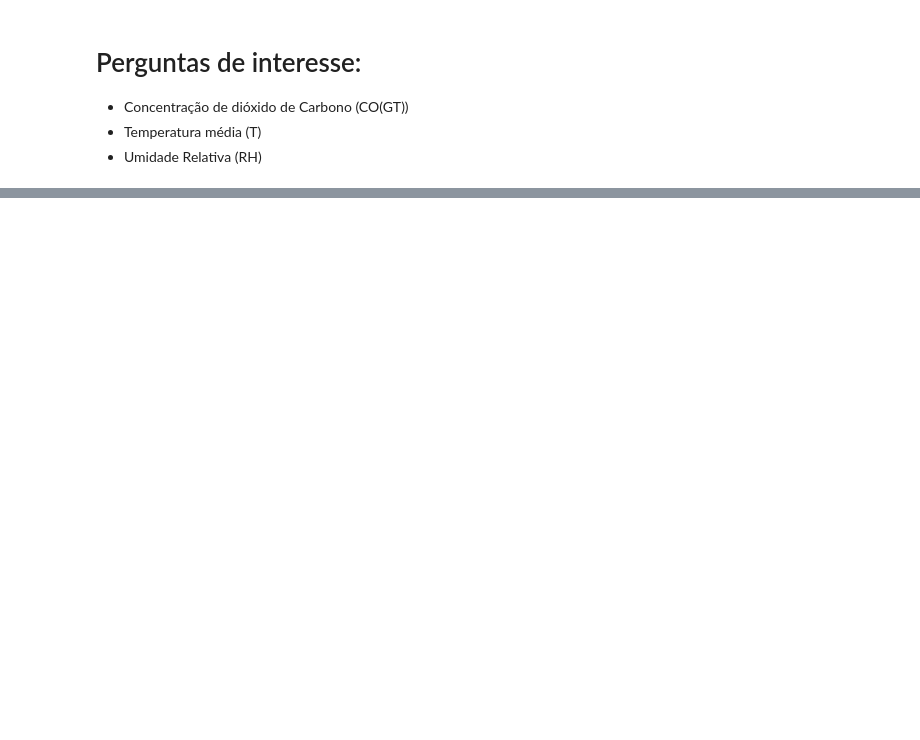
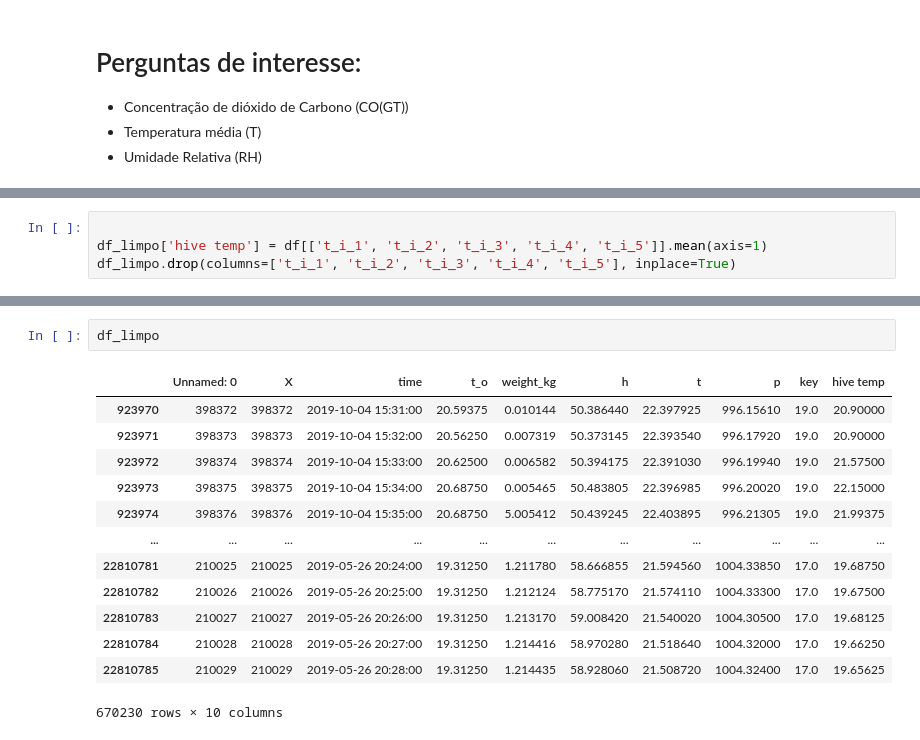
Before and after one commit to matheusbuenowb/Data-Mining-Bee-Colony, a Jupyter notebook: AnaliseExploratória.ipynb, the cells around one changed output, grey strips where cells are left out. Saved outputs shown, nothing was run; the diff lists cells and outputs as text; blank space fills up the shorter version.

```diff
--- a/AnaliseExploratória.ipynb
+++ b/AnaliseExploratória.ipynb
@@ -352,0 +343,4 @@ df.groupby('month')['RH'].agg(['min','max','mean','std'])
+# %%
+
+df_limpo['hive temp'] = df[['t_i_1', 't_i_2', 't_i_3', 't_i_4', 't_i_5']].mean(axis=1)
+df_limpo.drop(columns=['t_i_1', 't_i_2', 't_i_3', 't_i_4', 't_i_5'], inplace=True)
@@ -352,0 +357,16 @@ df.groupby('month')['RH'].agg(['min','max','mean','std'])
+# %%
+df_limpo
+# %% [output]
+|  | Unnamed: 0 | X | time | t_o | weight_kg | h | t | p | key | hive temp |
+| 923970 | 398372 | 398372 | 2019-10-04 15:31:00 | 20.59375 | 0.010144 | 50.386440 | 22.397925 | 996.15610 | 19.0 | 20.90000 |
+| 923971 | 398373 | 398373 | 2019-10-04 15:32:00 | 20.56250 | 0.007319 | 50.373145 | 22.393540 | 996.17920 | 19.0 | 20.90000 |
+| 923972 | 398374 | 398374 | 2019-10-04 15:33:00 | 20.62500 | 0.006582 | 50.394175 | 22.391030 | 996.19940 | 19.0 | 21.57500 |
+| 923973 | 398375 | 398375 | 2019-10-04 15:34:00 | 20.68750 | 0.005465 | 50.483805 | 22.396985 | 996.20020 | 19.0 | 22.15000 |
+| 923974 | 398376 | 398376 | 2019-10-04 15:35:00 | 20.68750 | 5.005412 | 50.439245 | 22.403895 | 996.21305 | 19.0 | 21.99375 |
+| ... | ... | ... | ... | ... | ... | ... | ... | ... | ... | ... |
+| 22810781 | 210025 | 210025 | 2019-05-26 20:24:00 | 19.31250 | 1.211780 | 58.666855 | 21.594560 | 1004.33850 | 17.0 | 19.68750 |
+| 22810782 | 210026 | 210026 | 2019-05-26 20:25:00 | 19.31250 | 1.212124 | 58.775170 | 21.574110 | 1004.33300 | 17.0 | 19.67500 |
+| 22810783 | 210027 | 210027 | 2019-05-26 20:26:00 | 19.31250 | 1.213170 | 59.008420 | 21.540020 | 1004.30500 | 17.0 | 19.68125 |
+| 22810784 | 210028 | 210028 | 2019-05-26 20:27:00 | 19.31250 | 1.214416 | 58.970280 | 21.518640 | 1004.32000 | 17.0 | 19.66250 |
+| 22810785 | 210029 | 210029 | 2019-05-26 20:28:00 | 19.31250 | 1.214435 | 58.928060 | 21.508720 | 1004.32400 | 17.0 | 19.65625 |
+670230 rows × 10 columns
```
Also changed, not shown: parts of 27 cells of this notebook.
